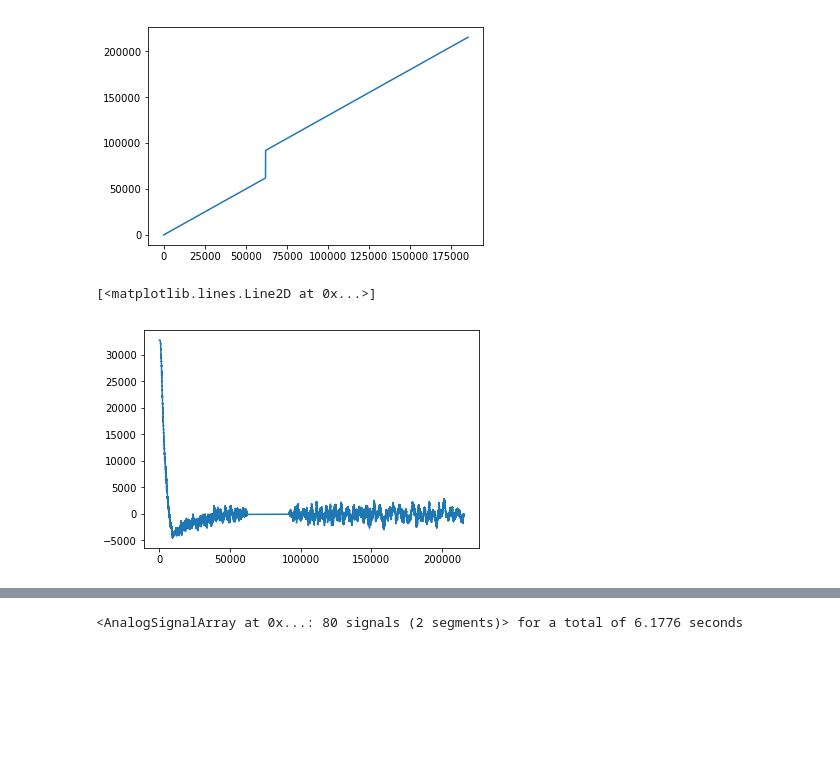
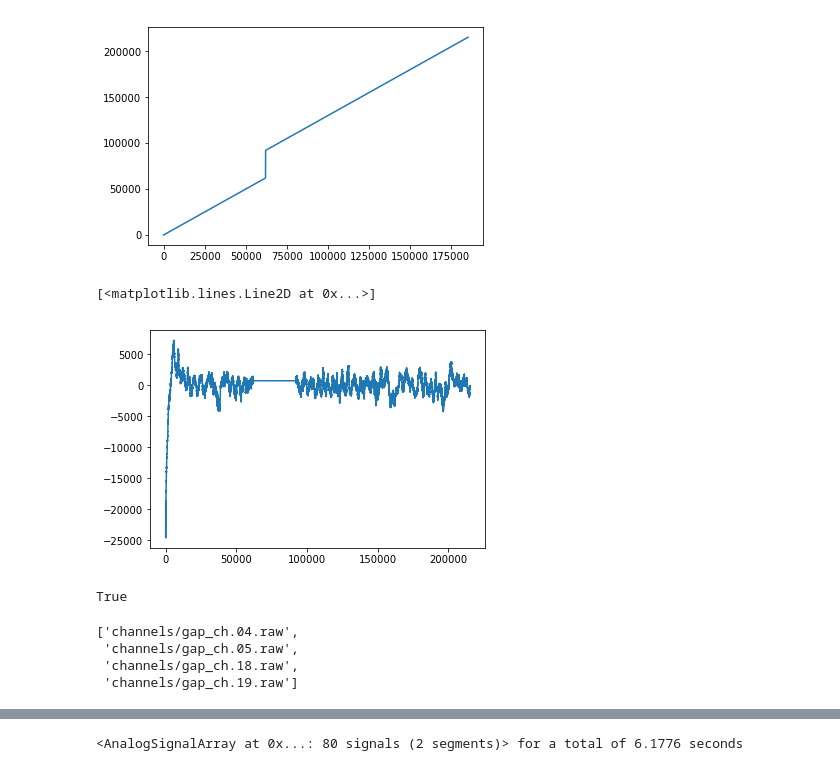
Before and after one commit to kemerelab/jagular, a Jupyter notebook: temp/tsinterp.ipynb, the cells around one changed output, grey strips where cells are left out. Drawn from its saved outputs; the diff is of its cells as text; code cells hidden in the pictures; blank space fills up the shorter version.

Commit message:
ENH channel extraction has now been completed

```diff
--- a/temp/tsinterp.ipynb
+++ b/temp/tsinterp.ipynb
@@ -157,8 +278,29 @@ plt.plot(ts)
 [figure]
 # %%
 # load unfiltered data ASSUMING CONTINUOUS
-x = np.fromfile('channels/gap_ch.02.raw', dtype=np.int16)
-plt.plot(ts,x)
+ts = np.fromfile('timestamps.raw', dtype=np.uint32)
+x1 = np.fromfile('channels/ch.00.raw', dtype=np.int16)
+x2 = np.fromfile('channels/ch.00.raw', dtype=np.int16)
+plt.plot(ts,x1)
+plt.plot(ts,x2)
 # %% [output]
 [<matplotlib.lines.Line2D at 0x...>]
-[figure, old version]
+[figure, new version]
+# %%
+extract_channels(jfm=jfm,
+                 ts_out='timestamps.raw',
+                 max_gap_size=200,
+                 ch_out_prefix='channels/',
+                 subset=[9,3,0])
+# %% [output]
+True
+# %%
+channel_list = range(jfm._reader.n_spike_channels)
+channel_list = [4,5,18,19]
+ch_out_files = [ch_out_prefix + 'ch.' + str(n).zfill(n_chan_zfill) + '.raw' for n in channel_list]
+ch_out_files
+# %% [output]
+['channels/gap_ch.04.raw',
+ 'channels/gap_ch.05.raw',
+ 'channels/gap_ch.18.raw',
+ 'channels/gap_ch.19.raw']
```
Also changed, not shown: parts of 18 cells of this notebook, 4 other files.
